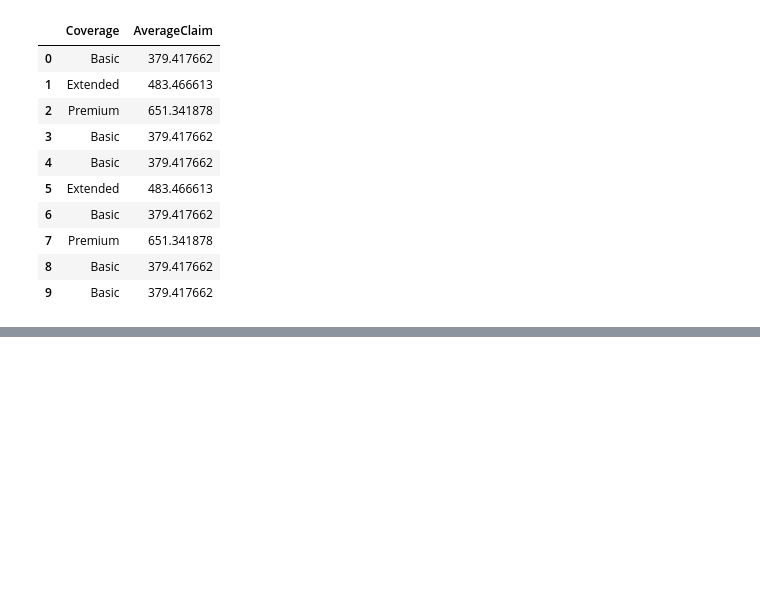
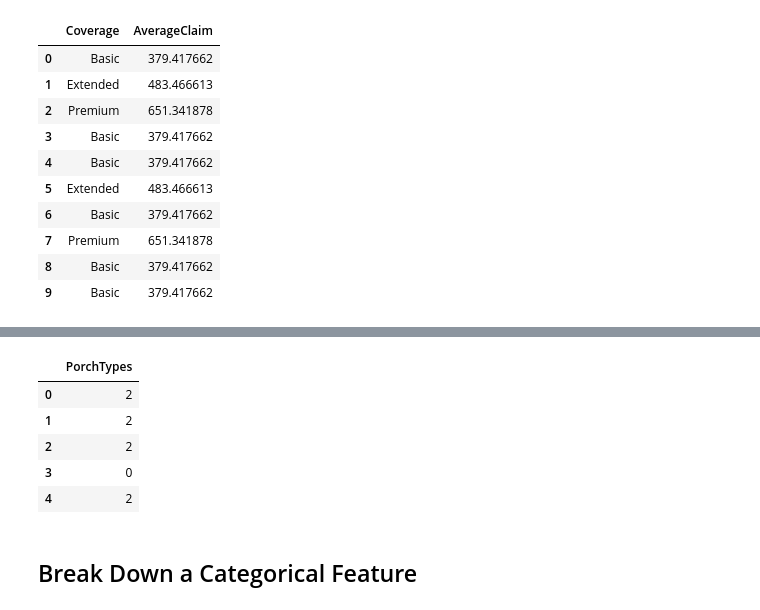
Before and after one commit to PauloFS01/machine_learning, a Jupyter notebook: Feature Engeneering/creating_features.ipynb, the cells around one changed output, grey strips where cells are left out. Cells and saved outputs as stored; diff of their text form; code cells hidden in the pictures; blank space fills up the shorter version.

```diff
--- a/Feature Engeneering/creating_features.ipynb
+++ b/Feature Engeneering/creating_features.ipynb
@@ -175,0 +213,18 @@ df_valid[["Coverage", "AverageClaim"]].head(10)
+# %%
+# Let's try creating a feature that describes how many kinds of outdoor areas a dwelling has. Create a feature PorchTypes that counts how many of the  outdoor areas features are greater than 0.0:
+
+X_3 = pd.DataFrame()
+
+components = [ 'WoodDeckSF' ,'OpenPorchSF' ,'EnclosedPorch' ,'Threeseasonporch' ,'ScreenPorch']
+
+X_3["PorchTypes"] = df_houses[components].gt(0).sum(axis=1)
+X_3.head()
+# %% [output]
+|  | PorchTypes |
+| 0 | 2 |
+| 1 | 2 |
+| 2 | 2 |
+| 3 | 0 |
+| 4 | 2 |
+# %% [markdown]
+## Break Down a Categorical Feature
```
Also changed, not shown: parts of 8 cells of this notebook.
